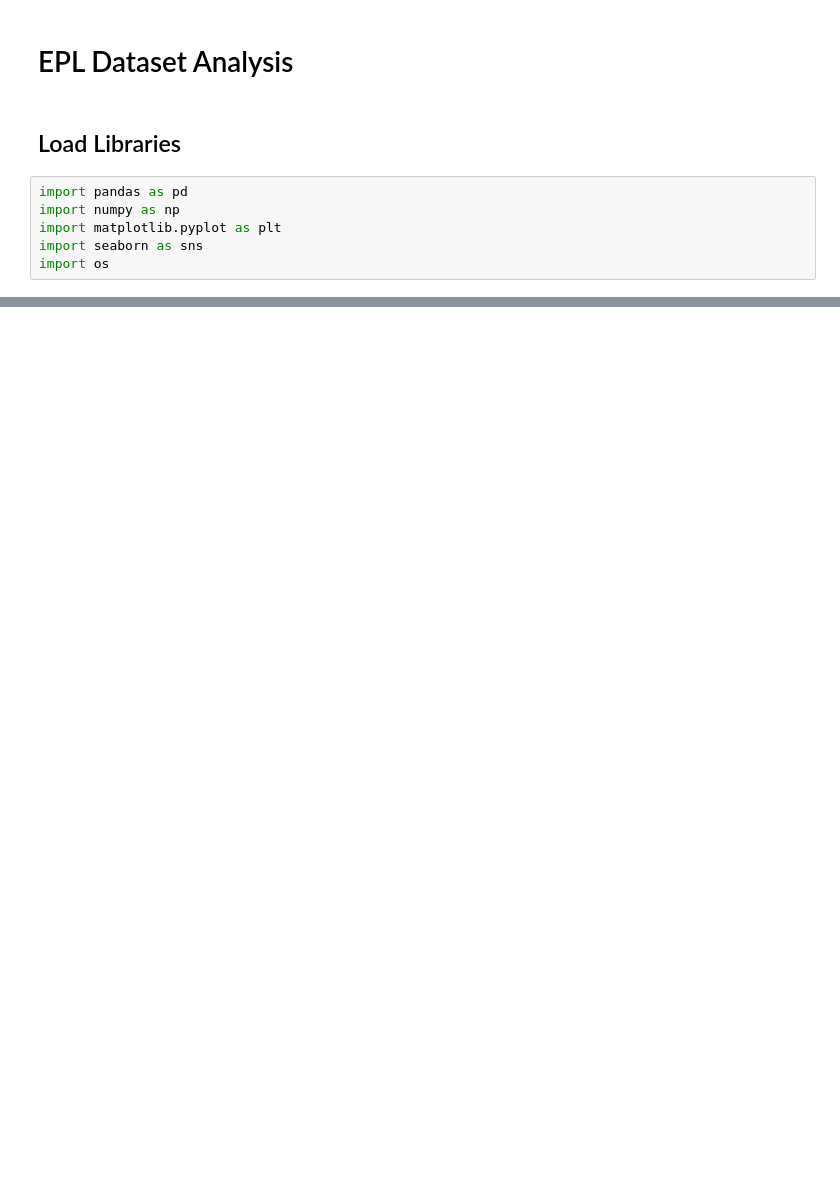
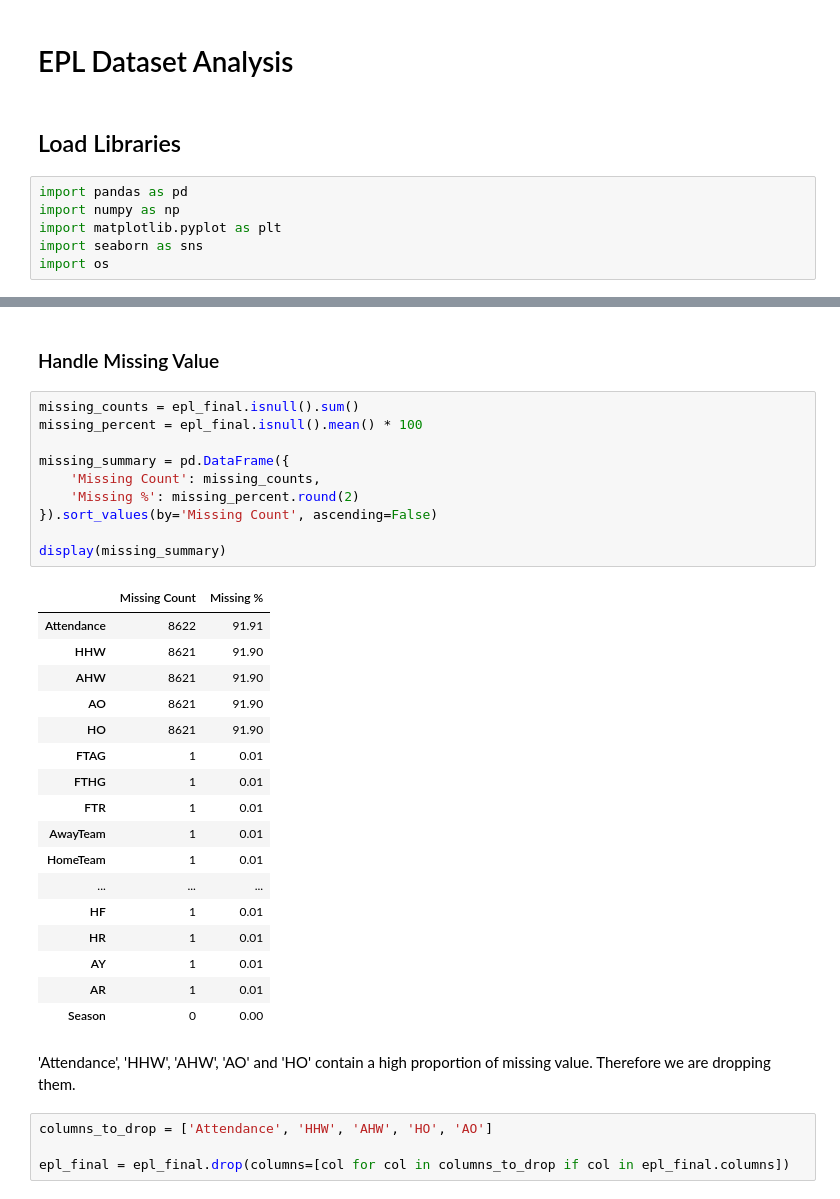
Before and after one commit to marcohuiii/Preprocessing-Project-EPL, a Jupyter notebook: notebooks/preprocessing.ipynb, the cells around one changed output, grey strips where cells are left out. Saved outputs shown, nothing was run; the diff lists cells and outputs as text; blank space fills up the shorter version.

```diff
--- a/notebooks/preprocessing.ipynb
+++ b/notebooks/preprocessing.ipynb
@@ -69,0 +131,36 @@ c:\Users\Marco\da_project\Preprocessing-Project-EPL\Preprocessing-Project-EPL\no
+# %% [markdown]
+### Handle Missing Value
+# %%
+missing_counts = epl_final.isnull().sum()
+missing_percent = epl_final.isnull().mean() * 100
+
+missing_summary = pd.DataFrame({
+    'Missing Count': missing_counts,
+    'Missing %': missing_percent.round(2)
+}).sort_values(by='Missing Count', ascending=False)
+
+display(missing_summary)
+# %% [output]
+|  | Missing Count | Missing % |
+| Attendance | 8622 | 91.91 |
+| HHW | 8621 | 91.90 |
+| AHW | 8621 | 91.90 |
+| AO | 8621 | 91.90 |
+| HO | 8621 | 91.90 |
+| FTAG | 1 | 0.01 |
+| FTHG | 1 | 0.01 |
+| FTR | 1 | 0.01 |
+| AwayTeam | 1 | 0.01 |
+| HomeTeam | 1 | 0.01 |
+| ... | ... | ... |
+| HF | 1 | 0.01 |
+| HR | 1 | 0.01 |
+| AY | 1 | 0.01 |
+| AR | 1 | 0.01 |
+| Season | 0 | 0.00 |
+# %% [markdown]
+'Attendance', 'HHW', 'AHW', 'AO' and 'HO' contain a high proportion of missing value. Therefore we are dropping them.
+# %%
+columns_to_drop = ['Attendance', 'HHW', 'AHW', 'HO', 'AO']
+
+epl_final = epl_final.drop(columns=[col for col in columns_to_drop if col in epl_final.columns])
```
Also changed, not shown: parts of 21 cells of this notebook.
